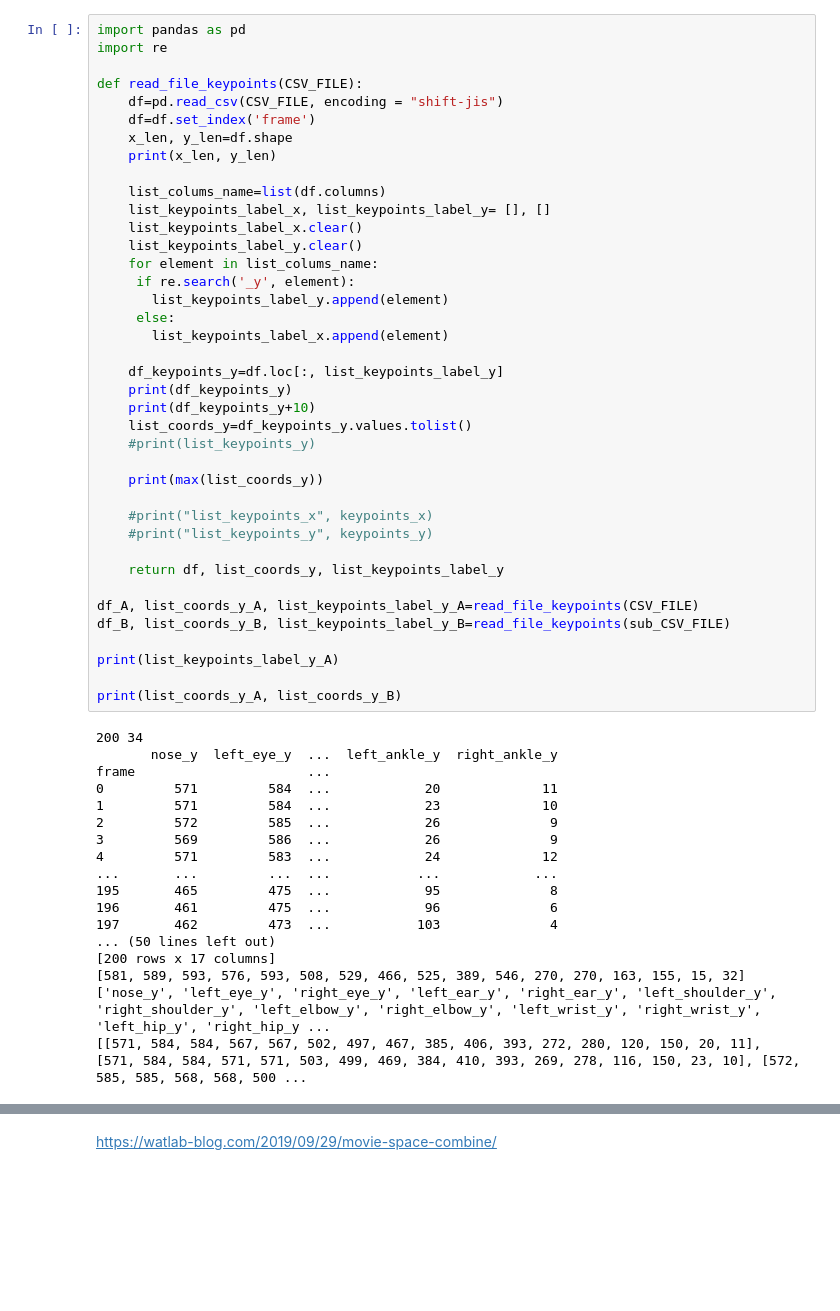
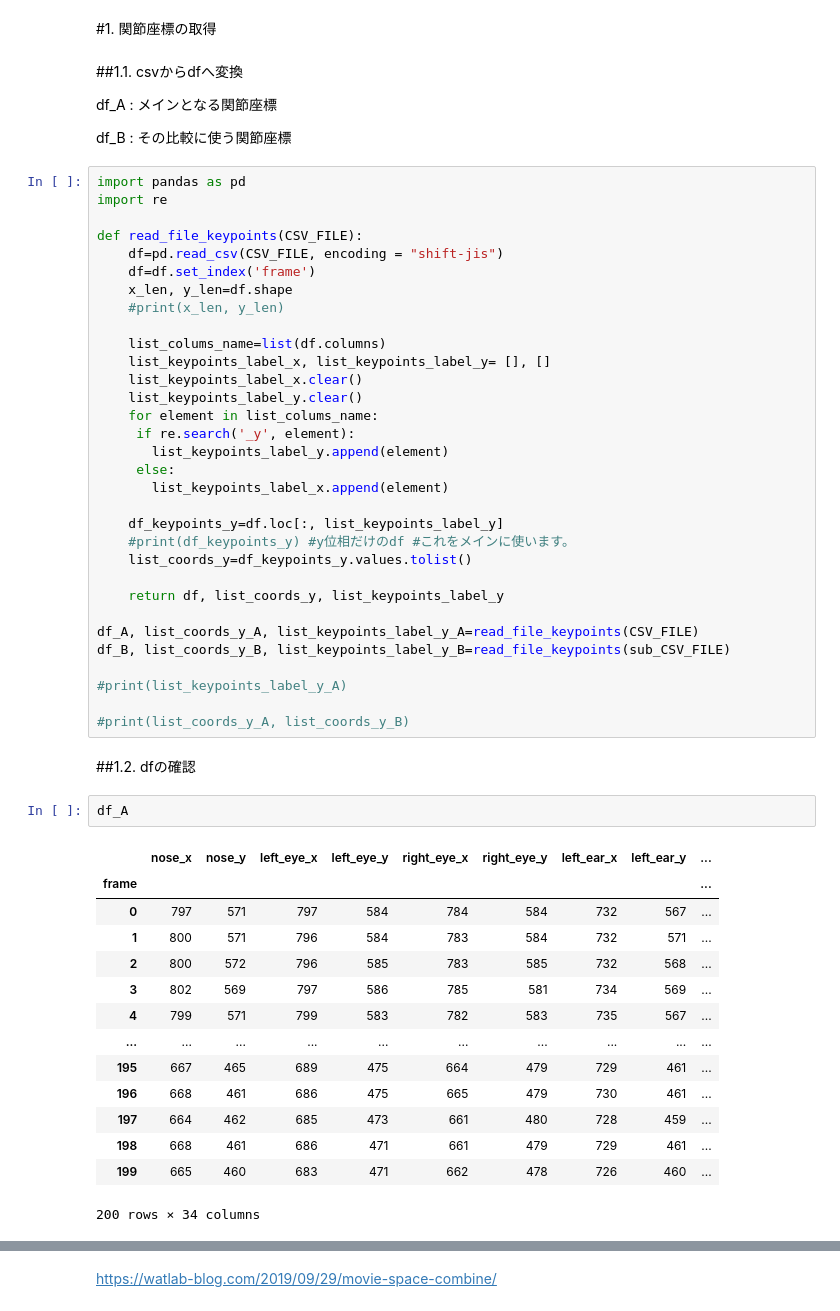
Before and after one commit to sj0054pe/pitchCV, a Jupyter notebook: src/HRNet/HRNet_AniFigure2.ipynb, the cells around one changed output, grey strips where cells are left out. Saved outputs shown, nothing was run; the diff lists cells and outputs as text; blank space fills up the shorter version.

```diff
--- a/src/HRNet/HRNet_AniFigure2.ipynb
+++ b/src/HRNet/HRNet_AniFigure2.ipynb
@@ -19,6 +35,14 @@ sub_CSV_FILE="/content/drive/My Drive/研究室/Personal/Assets/Assets_Output/HR
 # %% [output]
 /content/drive/My Drive/研究室/Personal/Assets/Assets_Output/HRNet/pose-data_C0003.csv
 /content/drive/My Drive/研究室/Personal/Assets/Assets_Output/HRNet/pose_C0003.MP4
+# %% [markdown]
+#1. 関節座標の取得
+# %% [markdown]
+##1.1. csvからdfへ変換
+
+df_A : メインとなる関節座標
+
+df_B : その比較に使う関節座標
 # %%
 import pandas as pd
 import re
@@ -27,7 +51,7 @@ def read_file_keypoints(CSV_FILE):
     df=pd.read_csv(CSV_FILE, encoding = "shift-jis")
     df=df.set_index('frame')
     x_len, y_len=df.shape
-    print(x_len, y_len)
+    #print(x_len, y_len)
 
     list_colums_name=list(df.columns)
     list_keypoints_label_x, list_keypoints_label_y= [], []
@@ -40,39 +64,33 @@ def read_file_keypoints(CSV_FILE):
        list_keypoints_label_x.append(element)
 
     df_keypoints_y=df.loc[:, list_keypoints_label_y]
-    print(df_keypoints_y)
-    print(df_keypoints_y+10)
+    #print(df_keypoints_y) #y位相だけのdf #これをメインに使います。
     list_coords_y=df_keypoints_y.values.tolist()
-    #print(list_keypoints_y)
-
-    print(max(list_coords_y))
-
-    #print("list_keypoints_x", keypoints_x)
-    #print("list_keypoints_y", keypoints_y)
 
     return df, list_coords_y, list_keypoints_label_y
 
 df_A, list_coords_y_A, list_keypoints_label_y_A=read_file_keypoints(CSV_FILE)
 df_B, list_coords_y_B, list_keypoints_label_y_B=read_file_keypoints(sub_CSV_FILE)
 
-print(list_keypoints_label_y_A)
+#print(list_keypoints_label_y_A)
 
-print(list_coords_y_A, list_coords_y_B)
+#print(list_coords_y_A, list_coords_y_B)
-# %% [output]
-200 34
-       nose_y  left_eye_y  ...  left_ankle_y  right_ankle_y
-frame                      ...
-0         571         584  ...            20             11
-1         571         584  ...            23             10
-2         572         585  ...            26              9
-3         569         586  ...            26              9
-4         571         583  ...            24             12
-...       ...         ...  ...           ...            ...
-195       465         475  ...            95              8
-196       461         475  ...            96              6
-197       462         473  ...           103              4
-... (50 lines left out)
-[200 rows x 17 columns]
-[581, 589, 593, 576, 593, 508, 529, 466, 525, 389, 546, 270, 270, 163, 155, 15, 32]
-['nose_y', 'left_eye_y', 'right_eye_y', 'left_ear_y', 'right_ear_y', 'left_shoulder_y', 'right_shoulder_y', 'left_elbow_y', 'right_elbow_y', 'left_wrist_y', 'right_wrist_y', 'left_hip_y', 'right_hip_y ...
-[[571, 584, 584, 567, 567, 502, 497, 467, 385, 406, 393, 272, 280, 120, 150, 20, 11], [571, 584, 584, 571, 571, 503, 499, 469, 384, 410, 393, 269, 278, 116, 150, 23, 10], [572, 585, 585, 568, 568, 500 ...
+# %% [markdown]
+##1.2. dfの確認
+# %%
+df_A
+# %% [output]
+|  | nose_x | nose_y | left_eye_x | left_eye_y | right_eye_x | right_eye_y | left_ear_x | left_ear_y | ... |
+| frame |  |  |  |  |  |  |  |  | ... |
+| 0 | 797 | 571 | 797 | 584 | 784 | 584 | 732 | 567 | ... |
+| 1 | 800 | 571 | 796 | 584 | 783 | 584 | 732 | 571 | ... |
+| 2 | 800 | 572 | 796 | 585 | 783 | 585 | 732 | 568 | ... |
+| 3 | 802 | 569 | 797 | 586 | 785 | 581 | 734 | 569 | ... |
+| 4 | 799 | 571 | 799 | 583 | 782 | 583 | 735 | 567 | ... |
+| ... | ... | ... | ... | ... | ... | ... | ... | ... | ... |
+| 195 | 667 | 465 | 689 | 475 | 664 | 479 | 729 | 461 | ... |
+| 196 | 668 | 461 | 686 | 475 | 665 | 479 | 730 | 461 | ... |
+| 197 | 664 | 462 | 685 | 473 | 661 | 480 | 728 | 459 | ... |
+| 198 | 668 | 461 | 686 | 471 | 661 | 479 | 729 | 461 | ... |
+| 199 | 665 | 460 | 683 | 471 | 662 | 478 | 726 | 460 | ... |
+200 rows × 34 columns
```
Also changed, not shown: parts of 18 cells of this notebook.
